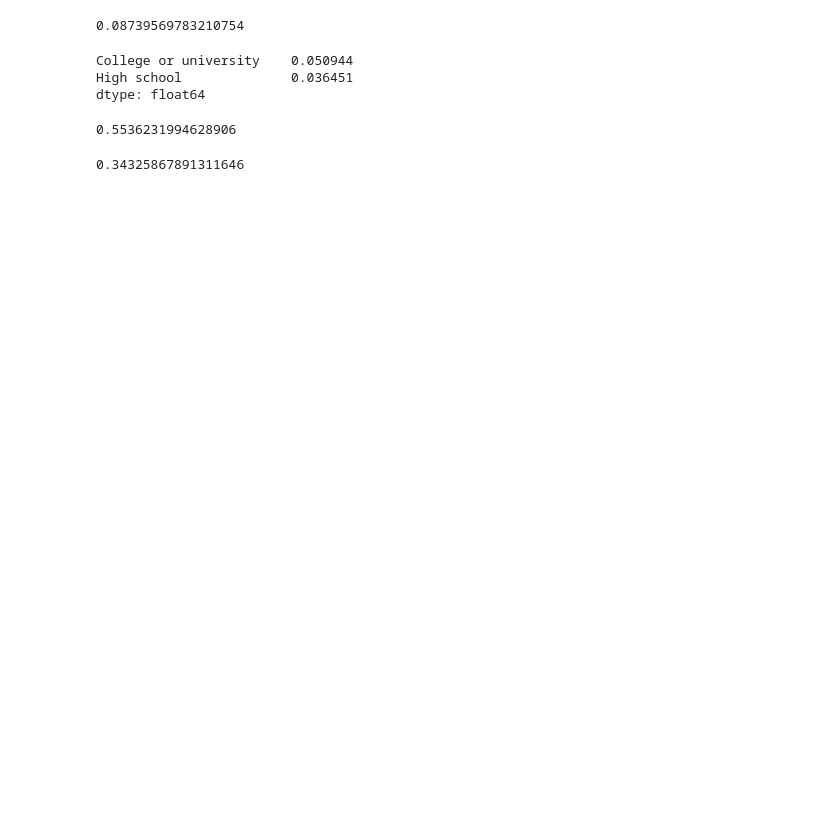
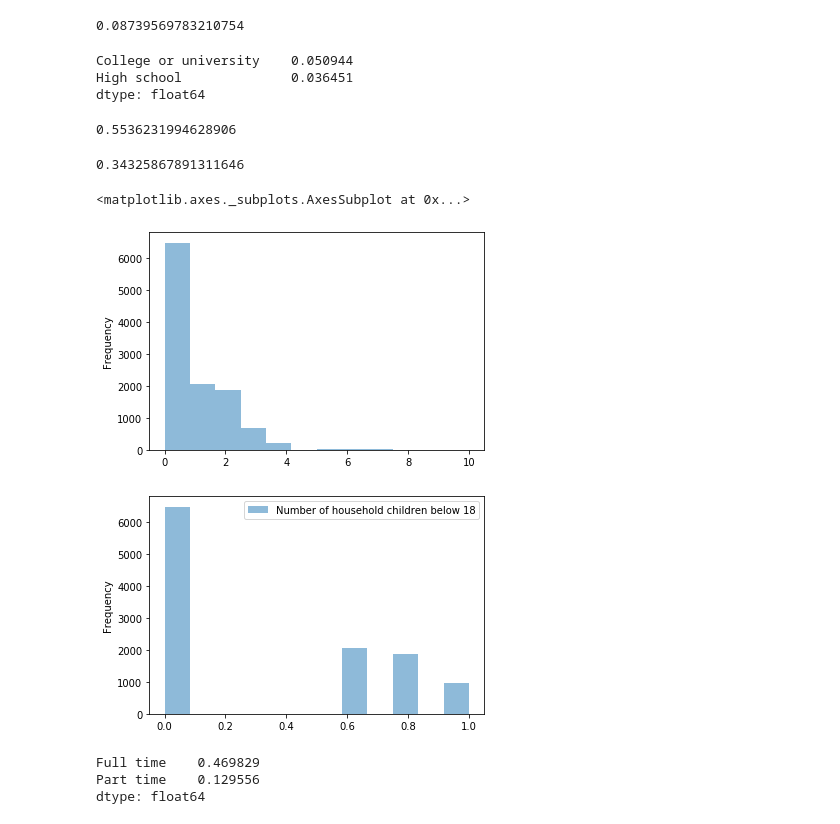
Before and after one commit to yaniv256/VAEs-in-Economics, a Jupyter notebook: Notebooks/Demographic_Data_ATUS_2013.ipynb, the cells around one changed output. Cells and saved outputs as stored; diff of their text form; code cells hidden in the pictures; blank space fills up the shorter version.

```diff
--- a/Notebooks/Demographic_Data_ATUS_2013.ipynb
+++ b/Notebooks/Demographic_Data_ATUS_2013.ipynb
@@ -247,3 +240,32 @@ employementOfSpouse.name = "Employement of spouse, employed"
 print(np.mean(employementOfSpouse))
 # %% [output]
 0.34325867891311646
+# %%
+#Number of household children below 18
+
+numOfHHChildren = df['TRCHILDNUM']
+numOfHHChildren.plot.hist(bins=12, alpha=0.5)
+numOfHHChildren = numOfHHChildren.values.reshape(-1, 1)
+qt_trans = QuantileTransformer(n_quantiles=1000, random_state=2)
+numOfHHChildren = pd.DataFrame(qt_trans.fit_transform(numOfHHChildren), index = df.index)
+numOfHHChildren.columns = ['Number of household children below 18']
+numOfHHChildren.plot.hist(bins=12, alpha=0.5)
+# %% [output]
+<matplotlib.axes._subplots.AxesSubplot at 0x...>
+[figure, added]
+[figure, added]
+# %%
+#Full time or part time employment status of respondent
+
+FulltimeParttime = df['TRDPFTPT']
+FulltimeParttimeMap = {
+  1: 'Full time',
+  2: 'Part time',
+}
+MappedFulltimeParttime = FulltimeParttime.map(FulltimeParttimeMap)
+FulltimeParttime = pd.get_dummies(MappedFulltimeParttime)
+print(np.mean(FulltimeParttime))
+# %% [output]
+Full time    0.469829
+Part time    0.129556
+dtype: float64
```
Also changed, not shown: parts of 32 cells of this notebook.
